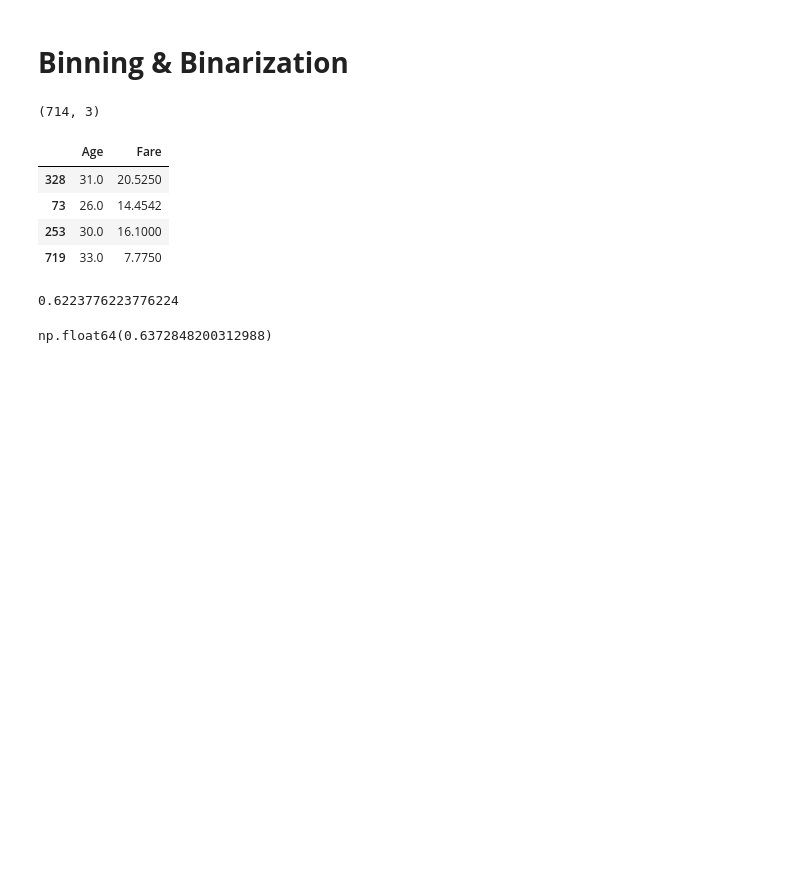
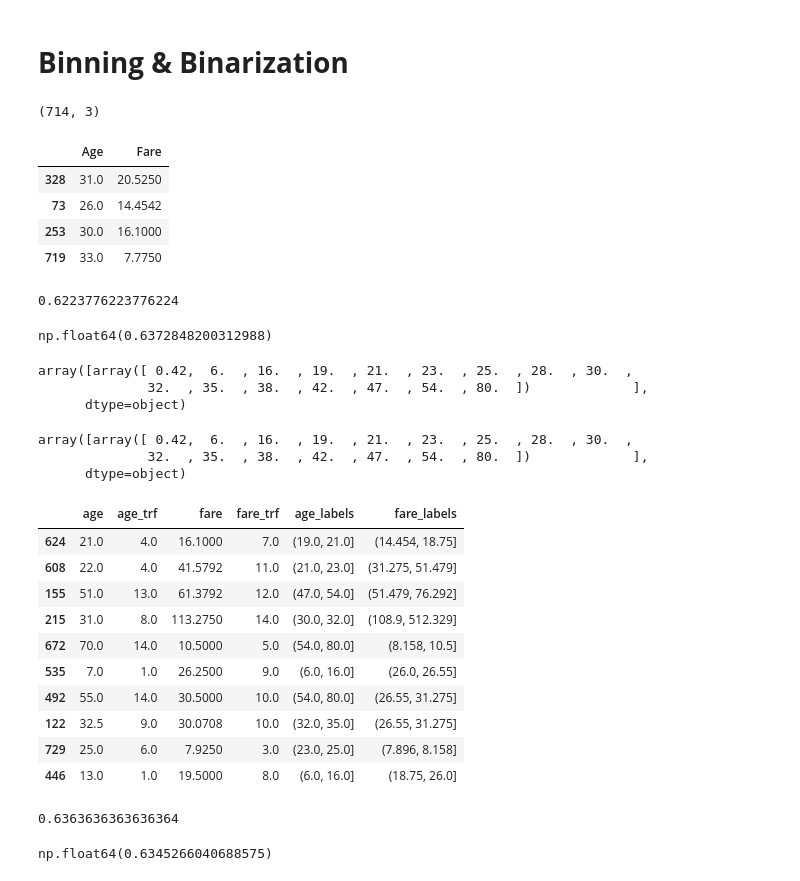
Before and after one commit to Dhrupad-05/Intro-to-Machine-Learning, a Jupyter notebook: 3_Feature_Scaling(or_Transformations_).ipynb, the cells around one changed output. Saved outputs shown, nothing was run; the diff lists cells and outputs as text; code cells hidden in the pictures; blank space fills up the shorter version.

```diff
--- a/3_Feature_Scaling(or_Transformations_).ipynb
+++ b/3_Feature_Scaling(or_Transformations_).ipynb
@@ -1335,8 +1335,56 @@ trf = ColumnTransformer([
     ('second',kbin_fare,[1])
 ])
 # %%
-trf.fit(X_train)
-X_train_trf = trf.transform(X_train)
+X_train_trf = trf.fit_transform(X_train)
 X_test_trf = trf.transform(X_test)
 # %%
 trf.named_transformers_['first'].bin_edges_
+# %% [output]
+array([array([ 0.42,  6.  , 16.  , 19.  , 21.  , 23.  , 25.  , 28.  , 30.  ,
+              32.  , 35.  , 38.  , 42.  , 47.  , 54.  , 80.  ])             ],
+      dtype=object)
+# %%
+trf.named_transformers_['first'].bin_edges_
+# %% [output]
+array([array([ 0.42,  6.  , 16.  , 19.  , 21.  , 23.  , 25.  , 28.  , 30.  ,
+              32.  , 35.  , 38.  , 42.  , 47.  , 54.  , 80.  ])             ],
+      dtype=object)
+# %%
+output = pd.DataFrame({
+    'age':X_train['Age'],
+    'age_trf':X_train_trf[:,0],
+    'fare':X_train['Fare'],
+    'fare_trf':X_train_trf[:,1]
+})
+# %%
+output['age_labels'] = pd.cut(x=X_train['Age'],
+                                    bins=trf.named_transformers_['first'].bin_edges_[0].tolist())
+output['fare_labels'] = pd.cut(x=X_train['Fare'],
+                                    bins=trf.named_transformers_['second'].bin_edges_[0].tolist())
+# %%
+output.sample(10)
+# %% [output]
+|  | age | age_trf | fare | fare_trf | age_labels | fare_labels |
+| 624 | 21.0 | 4.0 | 16.1000 | 7.0 | (19.0, 21.0] | (14.454, 18.75] |
+| 608 | 22.0 | 4.0 | 41.5792 | 11.0 | (21.0, 23.0] | (31.275, 51.479] |
+| 155 | 51.0 | 13.0 | 61.3792 | 12.0 | (47.0, 54.0] | (51.479, 76.292] |
+| 215 | 31.0 | 8.0 | 113.2750 | 14.0 | (30.0, 32.0] | (108.9, 512.329] |
+| 672 | 70.0 | 14.0 | 10.5000 | 5.0 | (54.0, 80.0] | (8.158, 10.5] |
+| 535 | 7.0 | 1.0 | 26.2500 | 9.0 | (6.0, 16.0] | (26.0, 26.55] |
+| 492 | 55.0 | 14.0 | 30.5000 | 10.0 | (54.0, 80.0] | (26.55, 31.275] |
+| 122 | 32.5 | 9.0 | 30.0708 | 10.0 | (32.0, 35.0] | (26.55, 31.275] |
+| 729 | 25.0 | 6.0 | 7.9250 | 3.0 | (23.0, 25.0] | (7.896, 8.158] |
+| 446 | 13.0 | 1.0 | 19.5000 | 8.0 | (6.0, 16.0] | (18.75, 26.0] |
+# %%
+clf = DecisionTreeClassifier()
+clf.fit(X_train_trf,y_train)
+y_pred2 = clf.predict(X_test_trf)
+
+accuracy_score(y_test,y_pred2)
+# %% [output]
+0.6363636363636364
+# %%
+X_trf = trf.fit_transform(X)
+np.mean(cross_val_score(DecisionTreeClassifier(),X,y,cv=10,scoring='accuracy'))
+# %% [output]
+np.float64(0.6345266040688575)
```
